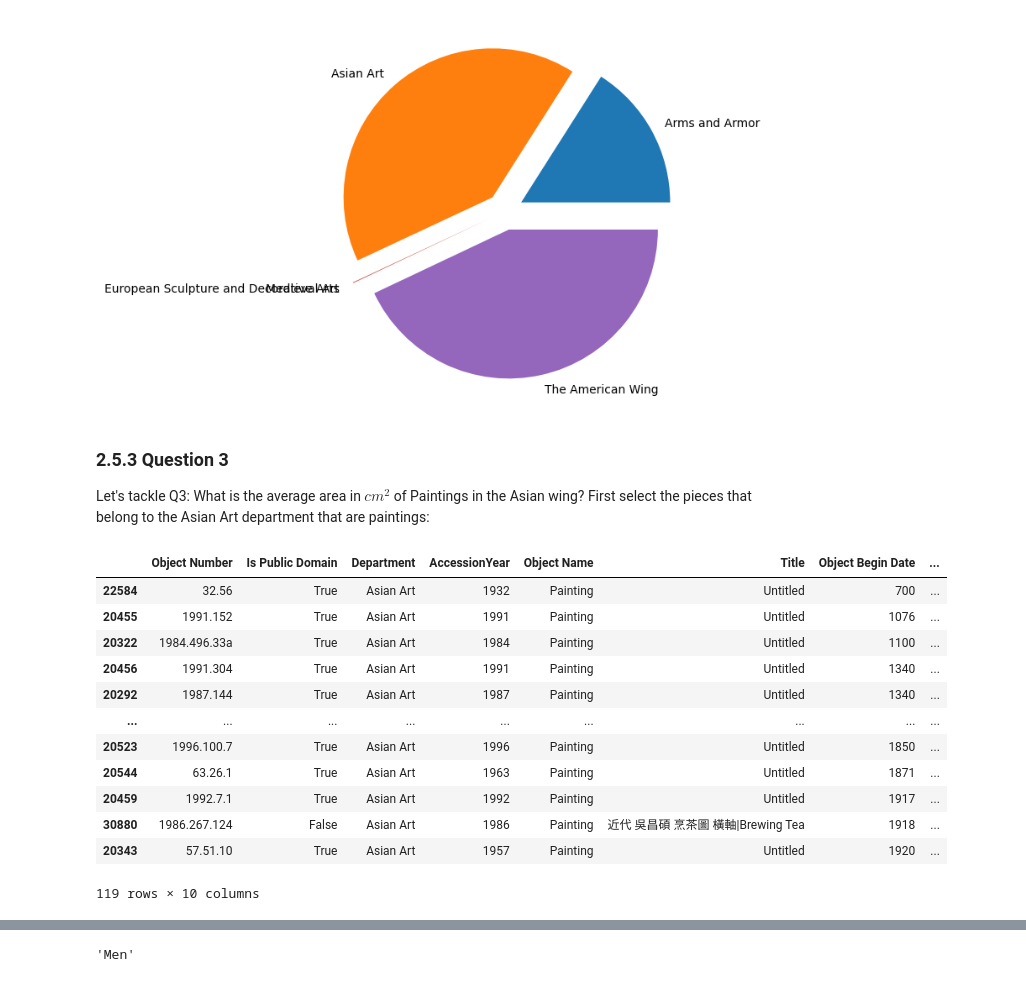
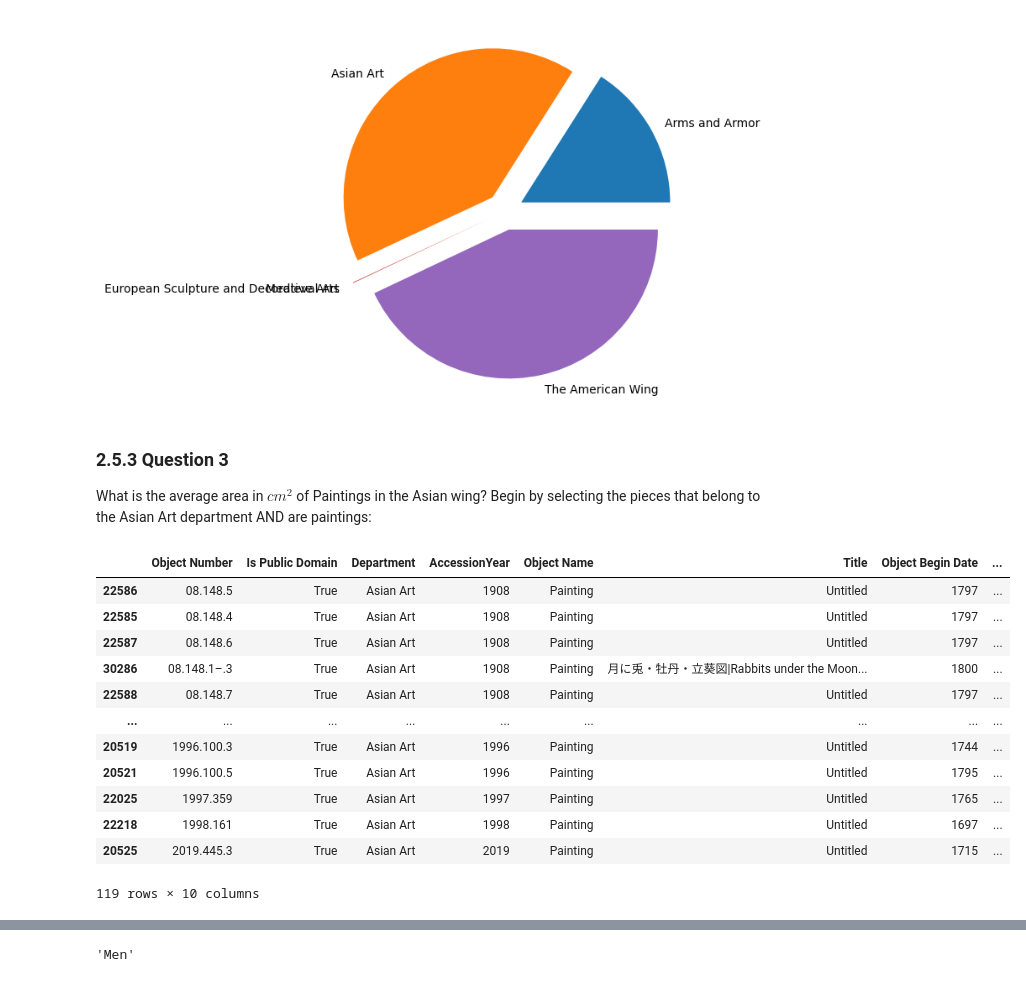
Before and after one commit to RaspberryVodka/aim-lab-sessions, a Jupyter notebook: week-2-pandas-FINAL.ipynb, the cells around one changed output, grey strips where cells are left out. Drawn from its saved outputs; the diff is of its cells as text; code cells hidden in the pictures.

Commit message:
redo pandas lab for homework

```diff
--- a/week-2-pandas-FINAL.ipynb
+++ b/week-2-pandas-FINAL.ipynb
@@ -24,3 +18,6 @@ Try `wget --help' for more options.
+# %%
+# Path to dataset CSV
+MET_DATA_CSV = f"{data_dir}/MetObjects.csv"
 # %%
 # Module imports and plot settings
 import pandas as pd
@@ -38,9 +35,15 @@ plt.rcParams["figure.autolayout"] = True
 
 The DataFrame is the central data structure provided by Pandas, and it is this structure that we need to interrogate when we want to ask questions about our data. You can think of a DataFrame as a table with rows of records and columns that describe the fields of those records. Pandas provides built in functions for loading text files and automatically puts their contents into a DataFrame. The dataset we just downloaded (`MetObjects.csv`) is a CSV (comma separated value) file, so we need to use the `load_csv` function provided by Pandas.
 # %%
-# Taking a look at the dataset
-dataset = pd.read_csv(MET_DATA_PATH, sep=',')
-dataset
+# Loading the dataset into a DataFrame
+# The `sep` argument is the delimiter character, which
+# tells pandas how to separate columns. Be careful: always inspect your CSV
+# files to check what the delimiter character is: sometimes people use
+# tabs (\t). Make a note of what the delimiter is and pass it into
+# read_csv. In this case, the separator is a comma (,) so that's what
+# we'll use.
+dataset = pd.read_csv(MET_DATA_CSV, sep=',')
+dataset  # <- this is a Pandas DataFrame
 # %% [output]
 |  | Object Number | Is Highlight | Is Timeline Work | Is Public Domain | Object ID | Gallery Number | ... |
 | 0 | t assigned) | https://www.wikidata.org/wiki/Q22... | ca. 1700 | 1695 | 1705 | Oil on canvas | ... |
@@ -404,6 +428,6 @@ We can now begin to ask some interesting questions about this dataset:
 ### 2.5.1 Exercise
 Oldest artwork in the museum
 # %%
-dataset = dataset.sort_values('Object Begin Date')
-oldest = dataset.iloc[0]
-oldest['Department']
+dataset_sorted = dataset.sort_values('Object Begin Date')
+oldest_record = dataset_sorted.iloc[0] # access the oldest record
+department_name = oldest_record['Department'] # get the name of the Department from the record
@@ -433,25 +456,25 @@ departments.plot.pie(y="Counts",
 [figure]
 # %% [markdown]
 ### 2.5.3 Question 3
-Let's tackle Q3: What is the average area in $cm^2$ of Paintings in the Asian wing? First select the pieces that belong to the Asian Art department that are paintings:
+What is the average area in $cm^2$ of Paintings in the Asian wing? Begin by selecting the pieces that belong to the Asian Art department AND are paintings:
 # %%
-department_mask = (dataset['Department'] == 'Asian Art')
-painting_mask = (dataset['Object Name'] == 'Painting')
-asian_paintings = dataset.loc[ department_mask & painting_mask]
+department_bool_series = (dataset['Department'] == 'Asian Art')
+painting_bool_series = (dataset['Object Name'] == 'Painting')
+asian_paintings = dataset.loc[department_bool_series & painting_bool_series]
 asian_paintings
 # %% [output]
 |  | Object Number | Is Public Domain | Department | AccessionYear | Object Name | Title | Object Begin Date | ... |
-| 22584 | 32.56 | True | Asian Art | 1932 | Painting | Untitled | 700 | ... |
-| 20455 | 1991.152 | True | Asian Art | 1991 | Painting | Untitled | 1076 | ... |
-| 20322 | 1984.496.33a | True | Asian Art | 1984 | Painting | Untitled | 1100 | ... |
-| 20456 | 1991.304 | True | Asian Art | 1991 | Painting | Untitled | 1340 | ... |
-| 20292 | 1987.144 | True | Asian Art | 1987 | Painting | Untitled | 1340 | ... |
+| 22586 | 08.148.5 | True | Asian Art | 1908 | Painting | Untitled | 1797 | ... |
+| 22585 | 08.148.4 | True | Asian Art | 1908 | Painting | Untitled | 1797 | ... |
+| 22587 | 08.148.6 | True | Asian Art | 1908 | Painting | Untitled | 1797 | ... |
+| 30286 | 08.148.1–.3 | True | Asian Art | 1908 | Painting | 月に兎・牡丹・立葵図|Rabbits under the Moon... | 1800 | ... |
+| 22588 | 08.148.7 | True | Asian Art | 1908 | Painting | Untitled | 1797 | ... |
 | ... | ... | ... | ... | ... | ... | ... | ... | ... |
-| 20523 | 1996.100.7 | True | Asian Art | 1996 | Painting | Untitled | 1850 | ... |
-| 20544 | 63.26.1 | True | Asian Art | 1963 | Painting | Untitled | 1871 | ... |
-| 20459 | 1992.7.1 | True | Asian Art | 1992 | Painting | Untitled | 1917 | ... |
-| 30880 | 1986.267.124 | False | Asian Art | 1986 | Painting | 近代 吳昌碩 烹茶圖 橫軸|Brewing Tea | 1918 | ... |
-| 20343 | 57.51.10 | True | Asian Art | 1957 | Painting | Untitled | 1920 | ... |
+| 20519 | 1996.100.3 | True | Asian Art | 1996 | Painting | Untitled | 1744 | ... |
+| 20521 | 1996.100.5 | True | Asian Art | 1996 | Painting | Untitled | 1795 | ... |
+| 22025 | 1997.359 | True | Asian Art | 1997 | Painting | Untitled | 1765 | ... |
+| 22218 | 1998.161 | True | Asian Art | 1998 | Painting | Untitled | 1697 | ... |
+| 20525 | 2019.445.3 | True | Asian Art | 2019 | Painting | Untitled | 1715 | ... |
 119 rows × 10 columns
 # %%
 import math
```
Also changed, not shown: parts of 25 cells of this notebook, 1 other file.
